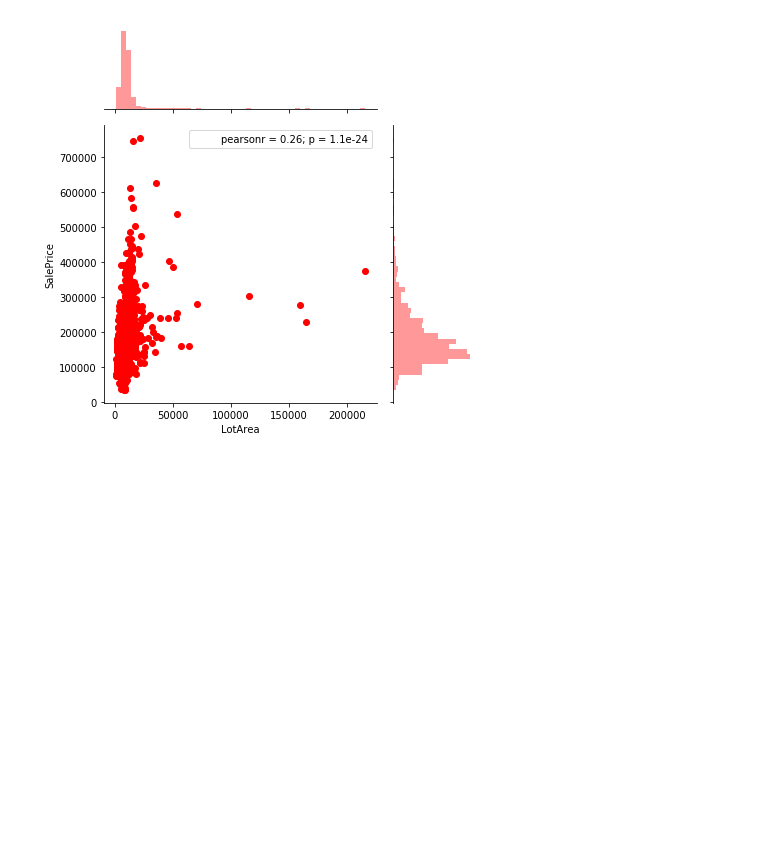
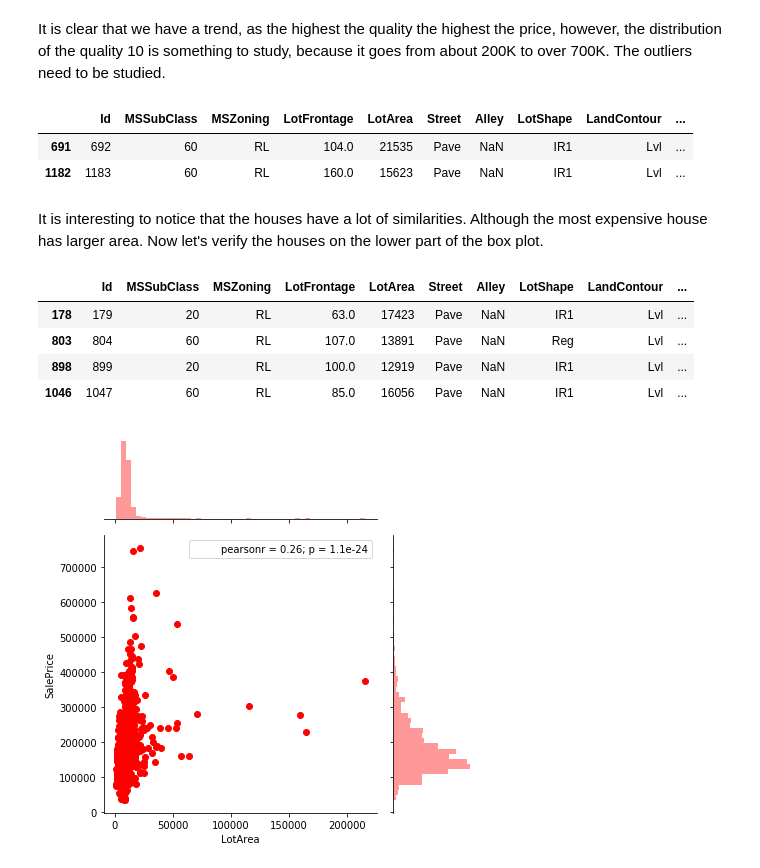
Before and after one commit to raphaelmendes18/kaggle-competitions, a Jupyter notebook: House Prices/src/kernel.ipynb, the cells around one changed output. Drawn from its saved outputs; the diff is of its cells as text; code cells hidden in the pictures; blank space fills up the shorter version.

```diff
--- a/House Prices/src/kernel.ipynb
+++ b/House Prices/src/kernel.ipynb
@@ -57,3 +74,29 @@ sns.distplot(train['SalePrice']);
+# %% [markdown]
+It is clear that we have a trend, as the highest the quality the highest the price, however, the distribution of the quality 10 is something to study, because it goes from about 200K to over 700K. The outliers need to be studied.
+# %%
+
+pd.set_option('display.max_rows', 500)
+pd.set_option('display.max_columns', 500)
+pd.set_option('display.width', 1000)
+
+overQual = train[train['OverallQual'] == 10][train['SalePrice'] > 650000]
+overQual
+# %% [output]
+|  | Id | MSSubClass | MSZoning | LotFrontage | LotArea | Street | Alley | LotShape | LandContour | ... |
+| 691 | 692 | 60 | RL | 104.0 | 21535 | Pave | NaN | IR1 | Lvl | ... |
+| 1182 | 1183 | 60 | RL | 160.0 | 15623 | Pave | NaN | IR1 | Lvl | ... |
+# %% [markdown]
+It is interesting to notice that the houses have a lot of similarities. Although the most expensive house has larger area.
+Now let's verify the houses on the lower part of the box plot.
+# %%
+overQual_low = train[train['OverallQual'] == 9][train['SalePrice'] > 500000]
+overQual_low
+# %% [output]
+|  | Id | MSSubClass | MSZoning | LotFrontage | LotArea | Street | Alley | LotShape | LandContour | ... |
+| 178 | 179 | 20 | RL | 63.0 | 17423 | Pave | NaN | IR1 | Lvl | ... |
+| 803 | 804 | 60 | RL | 107.0 | 13891 | Pave | NaN | Reg | Lvl | ... |
+| 898 | 899 | 20 | RL | 100.0 | 12919 | Pave | NaN | IR1 | Lvl | ... |
+| 1046 | 1047 | 60 | RL | 85.0 | 16056 | Pave | NaN | IR1 | Lvl | ... |
 # %%
 sns.jointplot(x="LotArea", y="SalePrice", data=train, ratio=3, color="r")
 sns.jointplot(x="LotFrontage", y="SalePrice", data=train, ratio=3, color="lime")
```
Also changed, not shown: parts of 9 cells of this notebook.
